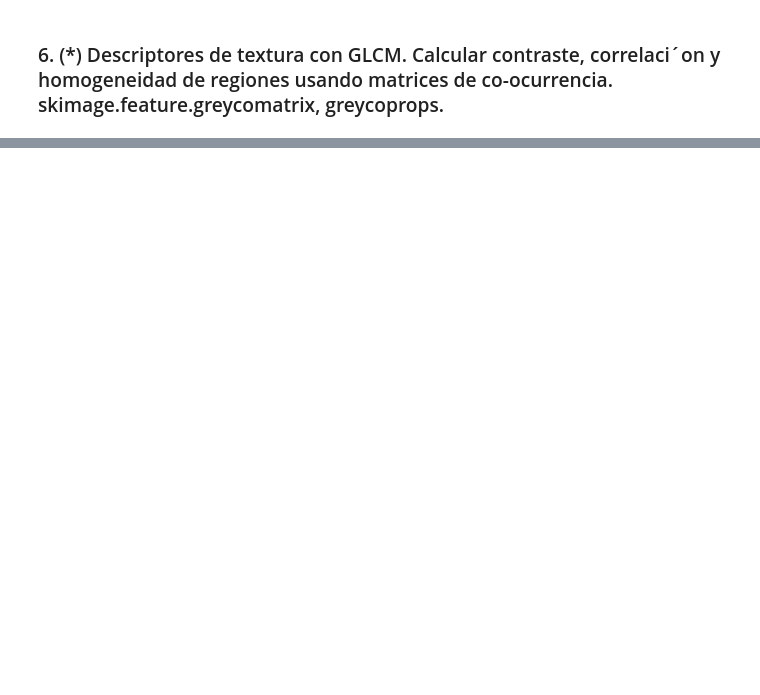
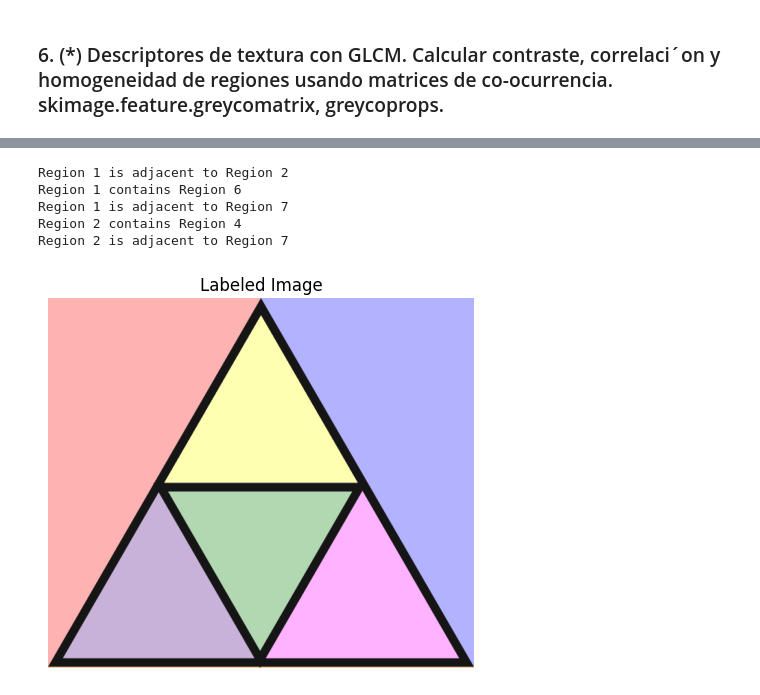
Before and after one commit to LucasEPK/tps-proc-imagenes, a Jupyter notebook: TP 6/code/TP 6.ipynb, the cells around one changed output, grey strips where cells are left out. Saved outputs shown, nothing was run; the diff lists cells and outputs as text; code cells hidden in the pictures; blank space fills up the shorter version.

```diff
--- a/TP 6/code/TP 6.ipynb
+++ b/TP 6/code/TP 6.ipynb
@@ -135,0 +143,5 @@ AttributeError: module 'skimage.feature.texture' has no attribute 'greycomatrix'
+# %%
+def check_containment(bbox1, bbox2):
+    """Check if bbox2 is fully contained within bbox1."""
+    return (bbox2[0] >= bbox1[0] and bbox2[1] >= bbox1[1] and
+            bbox2[2] <= bbox1[2] and bbox2[3] <= bbox1[3])
@@ -135,0 +175,38 @@ AttributeError: module 'skimage.feature.texture' has no attribute 'greycomatrix'
+# %%
+image = read_image("triangles.png")
+binary_image = apply_otsu_threshold(image)
+
+label_image = measure.label(binary_image)
+props = measure.regionprops(label_image)
+
+image_shape = image.shape[:2]
+
+
+for i, prop1 in enumerate(props):
+    for j, prop2 in enumerate(props):
+        if i >= j:
+            continue
+
+        bbox1 = prop1.bbox
+        bbox2 = prop2.bbox
+
+        mask1 = get_full_mask(prop1, image_shape)
+        mask2 = get_full_mask(prop2, image_shape)
+
+        if check_containment(bbox1, bbox2):
+            print(f"Region {prop1.label} contains Region {prop2.label}")
+        elif check_containment(bbox2, bbox1):
+            print(f"Region {prop2.label} contains Region {prop1.label}")
+
+        elif check_adjacency(mask1, mask2):
+            print(f"Region {prop1.label} is adjacent to Region {prop2.label}")
+
+# Show the labeled image
+show_image("Labeled Image", label2rgb(label_image, image=image, bg_label=0))
+# %% [output]
+Region 1 is adjacent to Region 2
+Region 1 contains Region 6
+Region 1 is adjacent to Region 7
+Region 2 contains Region 4
+Region 2 is adjacent to Region 7
+[figure, added]
```
Also changed, not shown: parts of 7 cells of this notebook, 1 other file.
